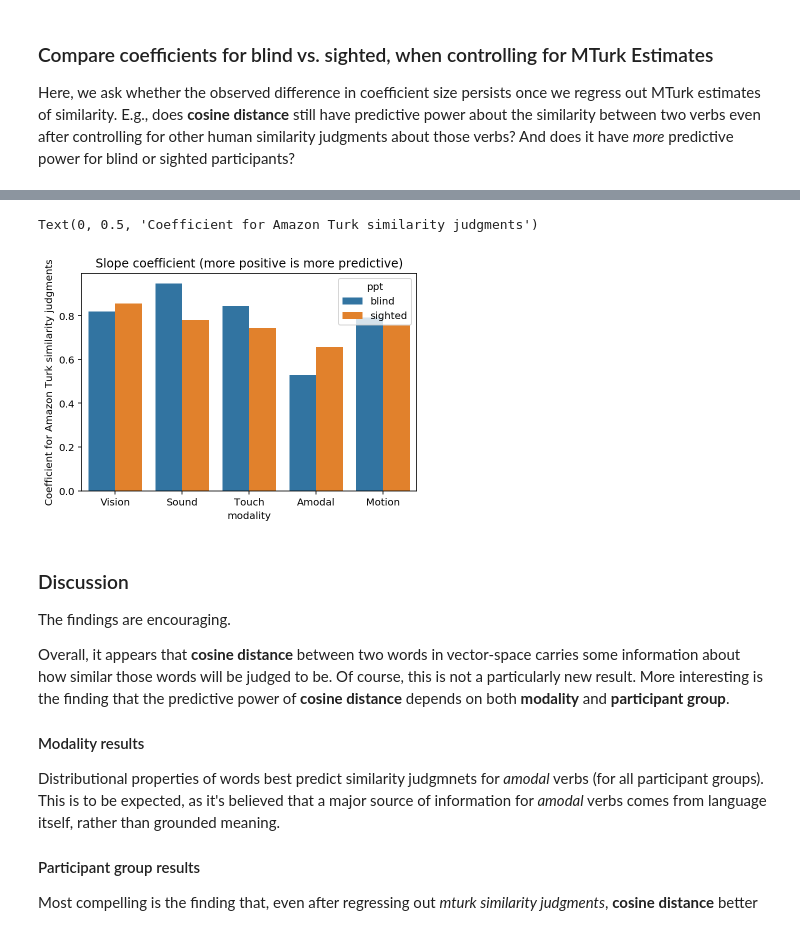
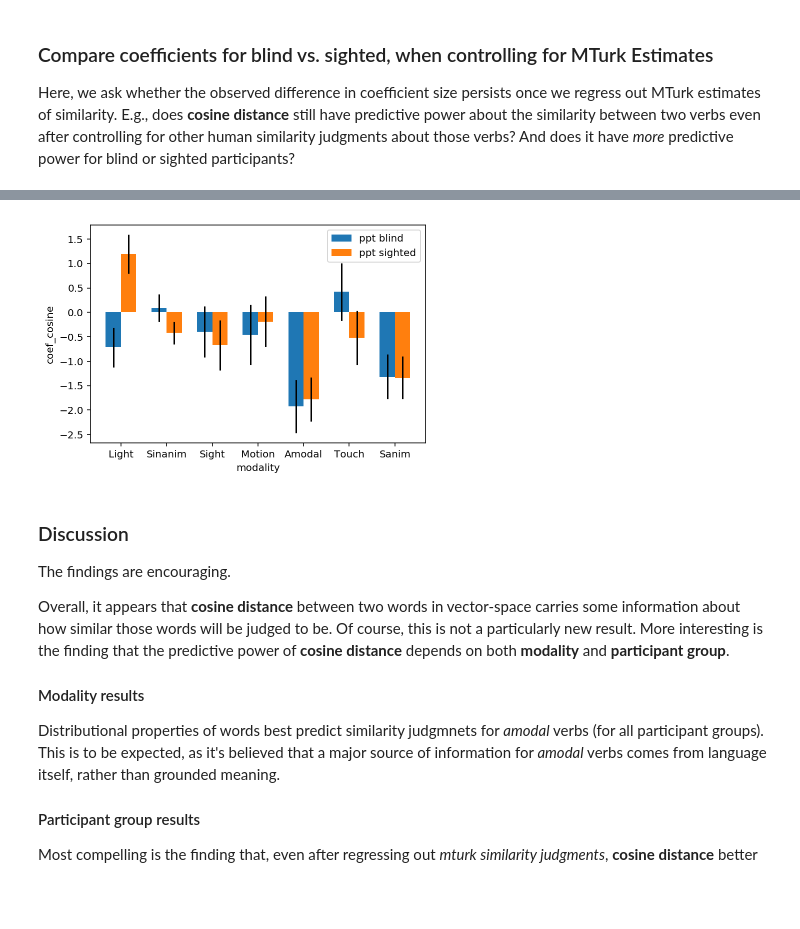
Before and after one commit to seantrott/abstract_concrete, a Jupyter notebook: comparing_to_humans.ipynb, the cells around one changed output, grey strips where cells are left out. Drawn from its saved outputs; the diff is of its cells as text; code cells hidden in the pictures; blank space fills up the shorter version.

```diff
--- a/comparing_to_humans.ipynb
+++ b/comparing_to_humans.ipynb
@@ -169,8 +207,12 @@ df_same = df_merged[df_merged['same_modality']==True]
 # %%
 modality_to_coef = []
 
+"""
 for modality in ['Vision', 'Sound', 'Touch', 'Amodal', 'Motion']:
     df_reduced = df_same[df_same['Cat1']==modality]
+"""
+for modality in set(df_merged['S1']):
+    df_reduced = df_same[df_same['S1']==modality]
 
     result_blind = sm.ols(formula="blind_avg ~ cosine_distance + AMT_av", data=df_reduced).fit()
     result_sighted = sm.ols(formula="sighted_avg ~ cosine_distance + AMT_av", data=df_reduced).fit()
@@ -178,6 +220,7 @@ for modality in ['Vision', 'Sound', 'Touch', 'Amodal', 'Motion']:
         'r2': result_blind.rsquared_adj,
         'coef_cosine': result_blind.params['cosine_distance'],
         'coef_mturk': result_blind.params['AMT_av'],
+        'sem_cosine': result_blind.bse['cosine_distance'],
         'ppt': 'blind',
         'modality': modality
     })
@@ -185,6 +228,7 @@ for modality in ['Vision', 'Sound', 'Touch', 'Amodal', 'Motion']:
         'r2': result_sighted.rsquared_adj,
         'coef_cosine': result_sighted.params['cosine_distance'],
         'coef_mturk': result_sighted.params['AMT_av'],
+        'sem_cosine': result_sighted.bse['cosine_distance'],
         'ppt': 'sighted',
         'modality': modality
     })
@@ -201,11 +237,7 @@ Text(0, 0.5, 'Coefficient for cosine distance term')
-# %%
-sns.barplot(data = df_modality_coef, #df_modality_r2[df_modality_r2['ppt']!="mturk"],
-           x = "modality", y ="coef_mturk", hue = "ppt")
-plt.title("Slope coefficient (more positive is more predictive)")
-plt.ylabel("Coefficient for Amazon Turk similarity judgments")
-# %% [output]
-Text(0, 0.5, 'Coefficient for Amazon Turk similarity judgments')
-[figure, removed]
+# %%
+grouped_barplot(df_modality_coef, 'modality', 'ppt', 'coef_cosine', 'sem_cosine' )
+# %% [output]
+[figure, added]
 # %% [markdown]
 ### Discussion
 
```
Also changed, not shown: parts of 109 cells of this notebook, 2 other files.
